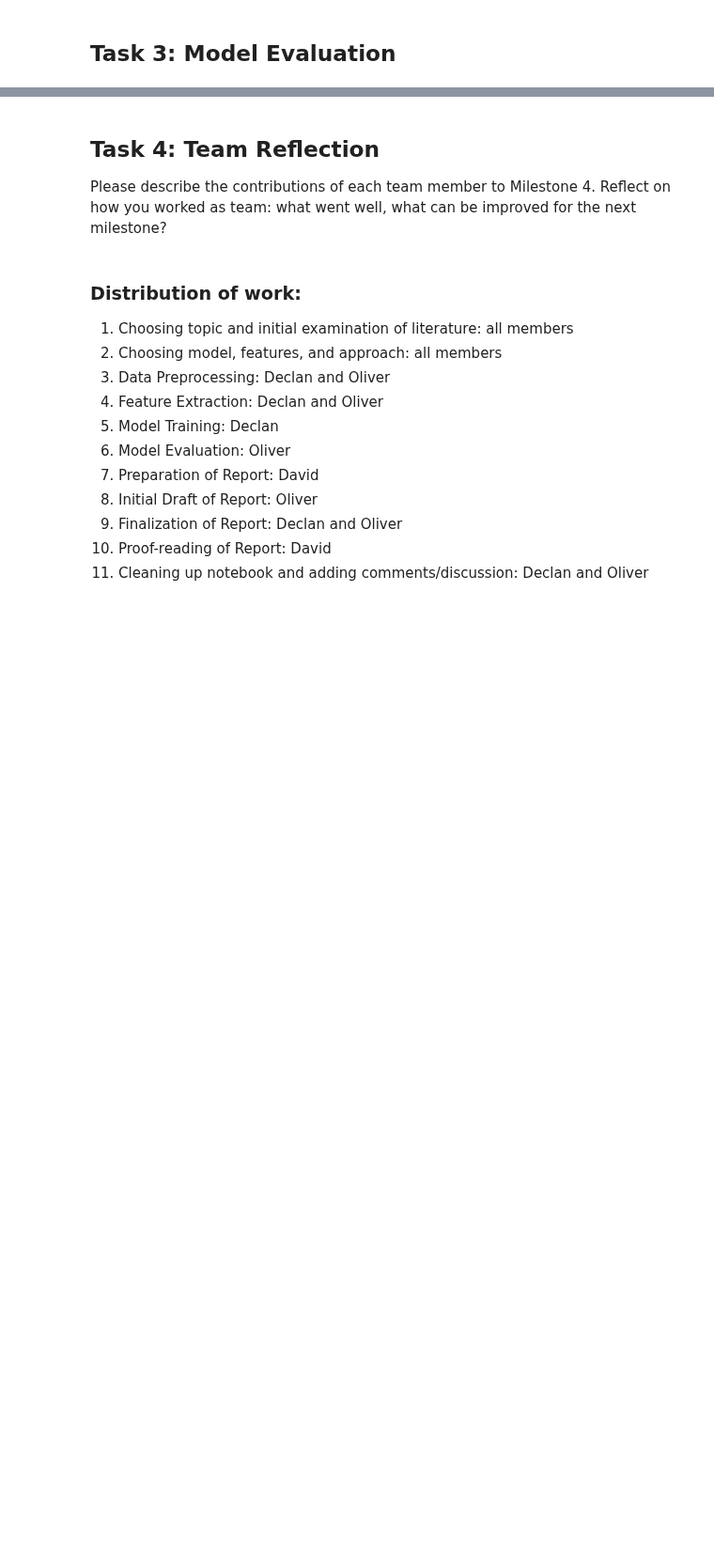
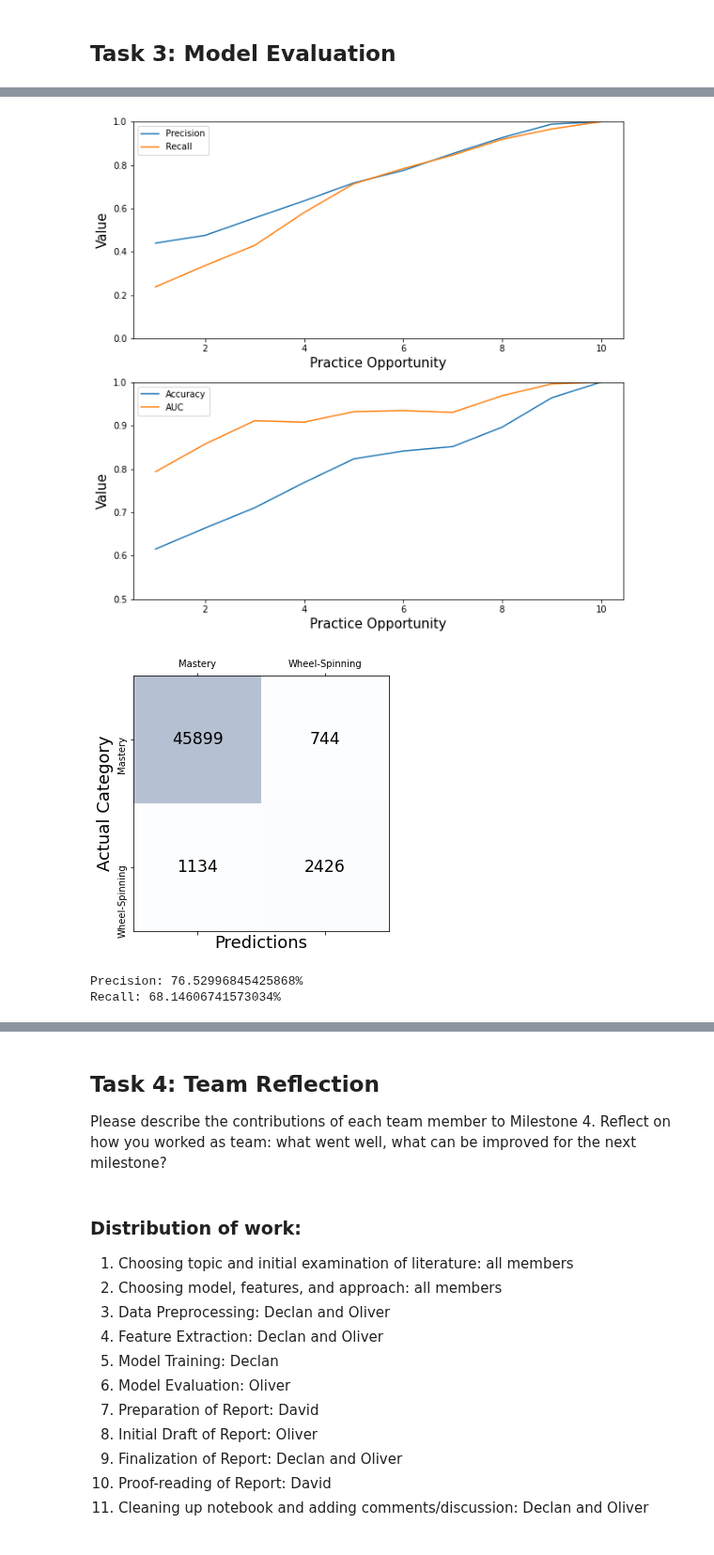
Before and after one commit to odudler/mlbd2023, a Jupyter notebook: m4_calcularis_report.ipynb, the cells around one changed output, grey strips where cells are left out. Shown at 94% size. Cells and saved outputs as stored; diff of their text form; code cells hidden in the pictures; blank space fills up the shorter version.

```diff
--- a/m4_calcularis_report.ipynb
+++ b/m4_calcularis_report.ipynb
@@ -905,3 +998,24 @@ Recall: 68.66863905325444%
 # %%
 #Cell for kNN training
 #Cell for kNN evaluation
+kNN_hyperparams = {
+    'n_neighbours' : N_NEIGHBORS_TO_TEST,
+    'weights': WEIGHTS_TO_TEST,
+    'p': P_TO_TEST
+}
+acc_results, best_acc_hyperparameters, auc_results, best_auc_hyperparameters = run(
+    'kNN',
+    X_train,
+    y_train,
+    X_test,
+    y_test,
+    hyperparameters=kNN_hyperparams,
+    verbose=True
+)
+
+
+best_model = KNeighborsClassifier(
+    n_neighbors=best_acc_hyperparameters[0],
+    weights=best_acc_hyperparameters[1],
+    p=best_acc_hyperparameters[2]
+)
@@ -907,0 +1033,9 @@ Recall: 68.66863905325444%
+# %%
+plot_prec_recall(best_model)
+compute_conf_matrix(acc_results)
+compute_conf_matrix_perc(acc_results)
+# %% [output]
+[figure, added]
+[figure, added]
+Precision: 76.52996845425868%
+Recall: 68.14606741573034%
```
Also changed, not shown: parts of 14 cells of this notebook.
